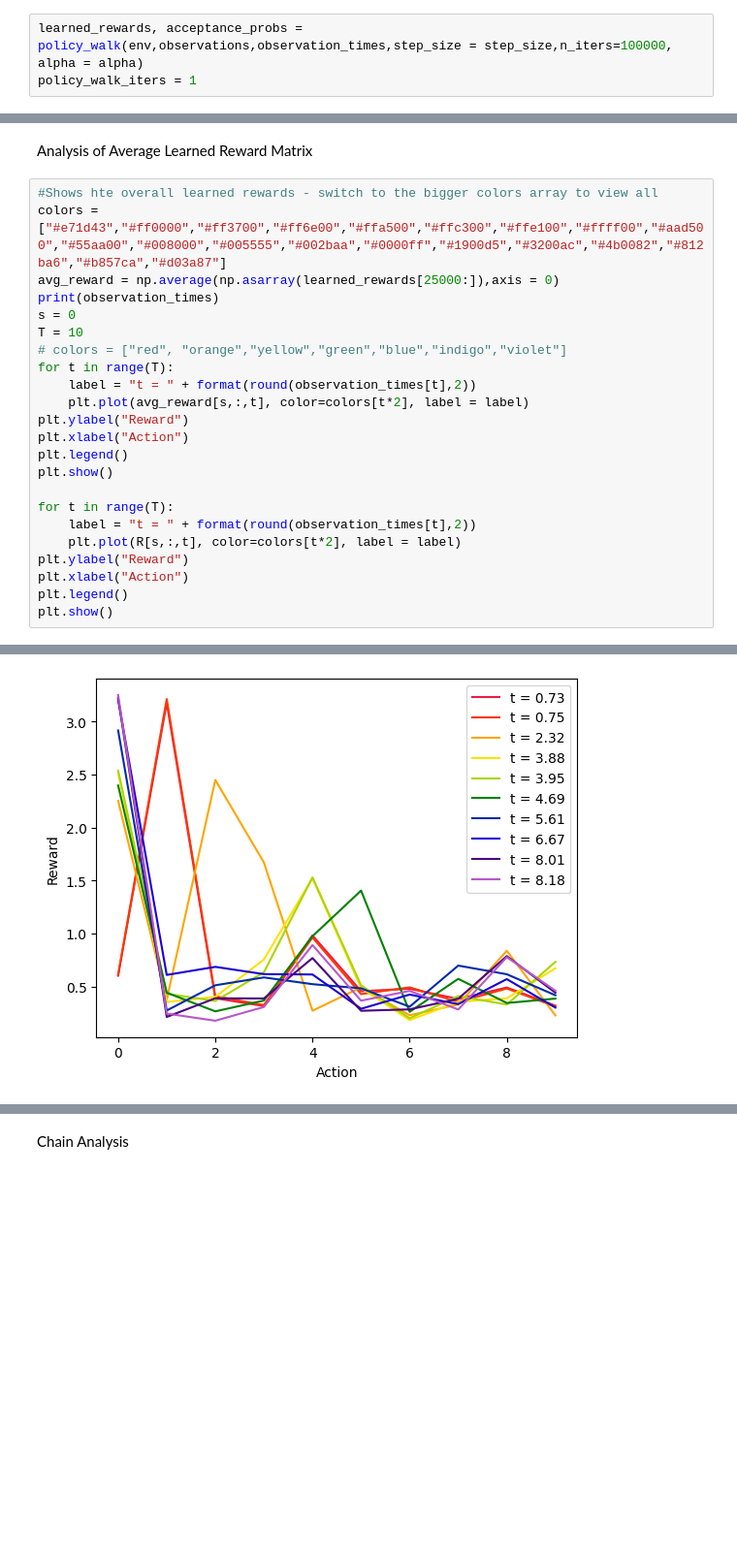
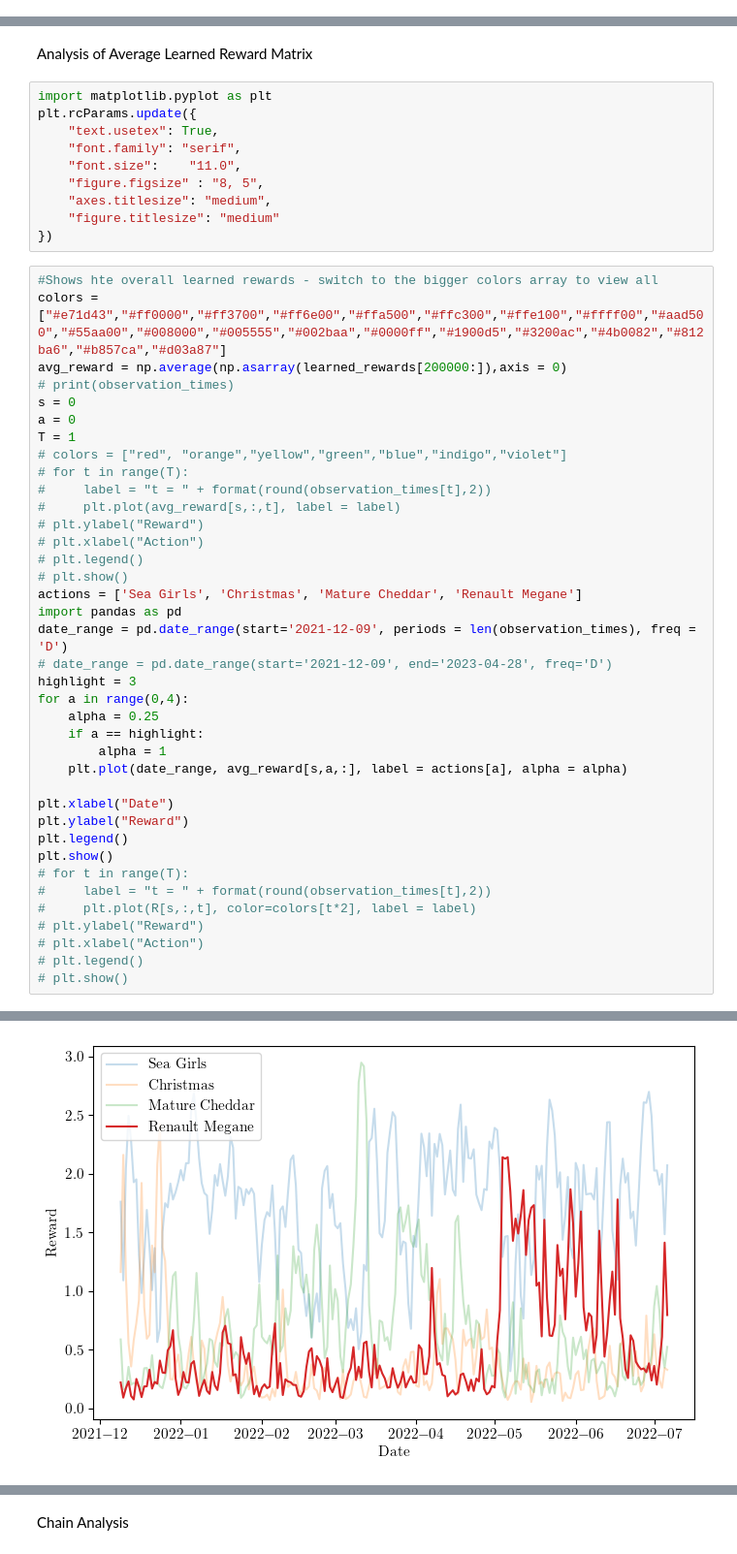
Before and after one commit to tommstuart/IRLProject, a Jupyter notebook: src/testing.ipynb, the cells around one changed output, grey strips where cells are left out. Shown: that part at 97% size. Saved outputs shown, nothing was run; the diff lists cells and outputs as text; blank space fills up the shorter version.

```diff
--- a/src/testing.ipynb
+++ b/src/testing.ipynb
@@ -65,3 +61,0 @@ learned_rewards, acceptance_probs = pw.get_samples(step_size, n_iters = 150000)
-# %%
-learned_rewards, acceptance_probs = policy_walk(env,observations,observation_times,step_size = step_size,n_iters=100000, alpha = alpha)
-policy_walk_iters = 1
@@ -93,26 +101,51 @@ plt.show()
 # %% [markdown]
 Analysis of Average Learned Reward Matrix
+# %%
+import matplotlib.pyplot as plt
+plt.rcParams.update({
+    "text.usetex": True,
+    "font.family": "serif",
+    "font.size":    "11.0",
+    "figure.figsize" : "8, 5",
+    "axes.titlesize": "medium",
+    "figure.titlesize": "medium"
+})
 # %%
 #Shows hte overall learned rewards - switch to the bigger colors array to view all
 colors = ["#e71d43","#ff0000","#ff3700","#ff6e00","#ffa500","#ffc300","#ffe100","#ffff00","#aad500","#55aa00","#008000","#005555","#002baa","#0000ff","#1900d5","#3200ac","#4b0082","#812ba6","#b857ca","#d03a87"]
-avg_reward = np.average(np.asarray(learned_rewards[25000:]),axis = 0)
-print(observation_times)
+avg_reward = np.average(np.asarray(learned_rewards[200000:]),axis = 0)
+# print(observation_times)
 s = 0
-T = 10
+a = 0
+T = 1
 # colors = ["red", "orange","yellow","green","blue","indigo","violet"]
-for t in range(T):
-    label = "t = " + format(round(observation_times[t],2))
-    plt.plot(avg_reward[s,:,t], color=colors[t*2], label = label)
+# for t in range(T):
+#     label = "t = " + format(round(observation_times[t],2))
+#     plt.plot(avg_reward[s,:,t], label = label)
+# plt.ylabel("Reward")
+# plt.xlabel("Action")
+# plt.legend()
+# plt.show()
+actions = ['Sea Girls', 'Christmas', 'Mature Cheddar', 'Renault Megane']
+import pandas as pd
+date_range = pd.date_range(start='2021-12-09', periods = len(observation_times), freq = 'D')
+# date_range = pd.date_range(start='2021-12-09', end='2023-04-28', freq='D')
+highlight = 3
+for a in range(0,4):
+    alpha = 0.25
+    if a == highlight:
+        alpha = 1
+    plt.plot(date_range, avg_reward[s,a,:], label = actions[a], alpha = alpha)
+
+plt.xlabel("Date")
 plt.ylabel("Reward")
-plt.xlabel("Action")
 plt.legend()
 plt.show()
-
-for t in range(T):
-    label = "t = " + format(round(observation_times[t],2))
-    plt.plot(R[s,:,t], color=colors[t*2], label = label)
-plt.ylabel("Reward")
-plt.xlabel("Action")
-plt.legend()
-plt.show()
+# for t in range(T):
+#     label = "t = " + format(round(observation_times[t],2))
+#     plt.plot(R[s,:,t], color=colors[t*2], label = label)
+# plt.ylabel("Reward")
+# plt.xlabel("Action")
+# plt.legend()
+# plt.show()
 # %% [output]
@@ -123 +152 @@ plt.show()
-[figure, old version]
+[figure, new version]
```
Also changed, not shown: parts of 8 cells of this notebook, 3 other files.
